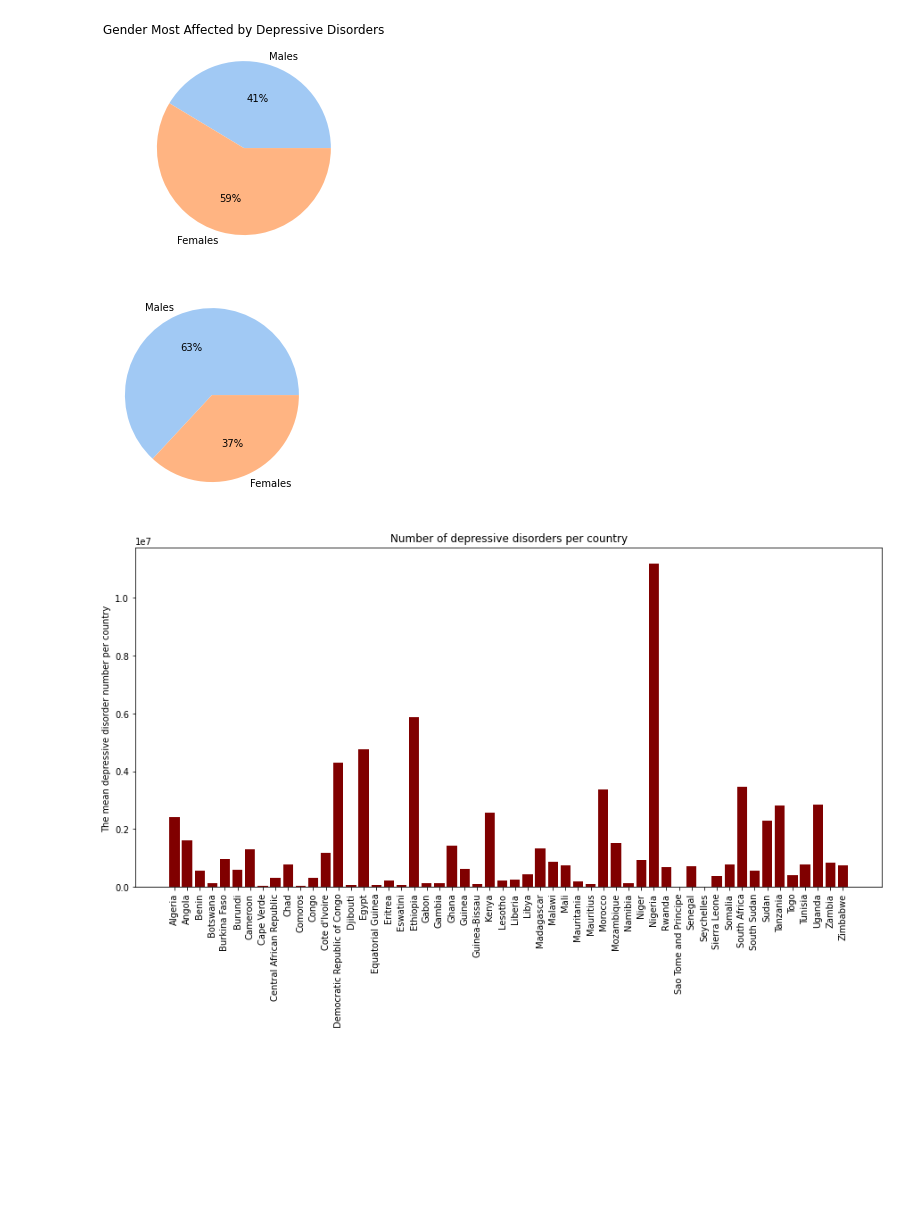
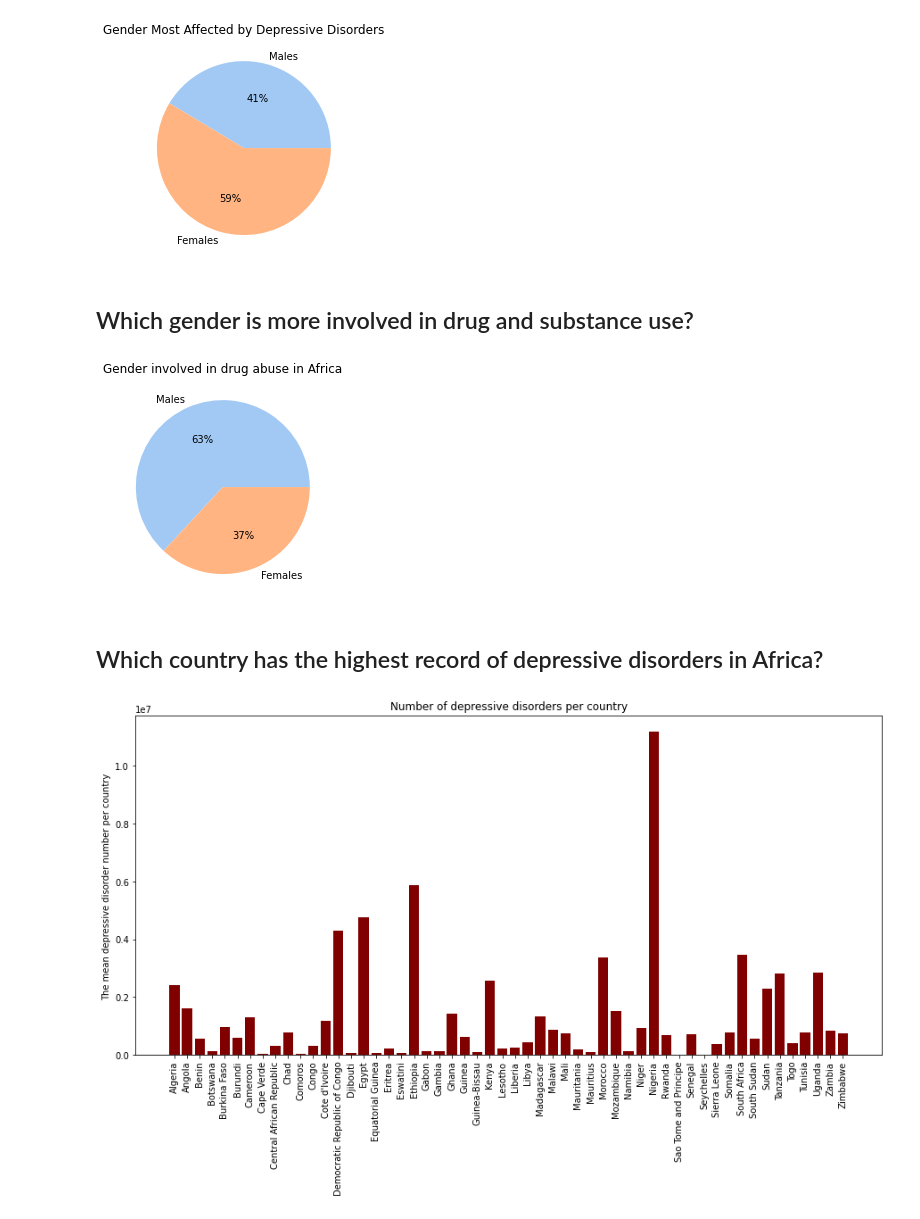
Before and after one commit to CHRISTINEMUTHEE/DrugAbuseAnalysis, a Jupyter notebook: Cleaning.ipynb, the cells around one changed output. Drawn from its saved outputs; the diff is of its cells as text; code cells hidden in the pictures; blank space fills up the shorter version.

```diff
--- a/Cleaning.ipynb
+++ b/Cleaning.ipynb
@@ -353,21 +390,26 @@ plt.show()
 #Therefore it is crystal clear that females suffer more from Depressive disorders than Males.
 # %% [output]
 [figure]
+# %% [markdown]
+## Which gender is more involved in drug and substance use?
 # %%
 # Plotting a piechart to show which gender uses more drugs
 #define data
 data = [Gender_drug_df['Drug use among males'].mean(), Gender_drug_df['Drug use among females'].mean()]
 labels = ['Males', 'Females']
 
 #define Seaborn color palette to use
 colors = sns.color_palette('pastel')[0:5]
 
 #create pie chart
 plt.pie(data, labels = labels, colors = colors, autopct='%.0f%%')
+plt.title('Gender involved in drug abuse in Africa')
 plt.show()
 # It its therefore safe to note that the male gender is involved in drug abuse as compared to the female gender.
 # %% [output]
-[figure, old version]
+[figure, new version]
+# %% [markdown]
+## Which country has the highest record of depressive disorders in Africa?
 # %%
 # Grouping by country and getting the sum
 depression = Gender_depression_df.groupby('Entity').mean()
```
Also changed, not shown: parts of 11 cells of this notebook.
